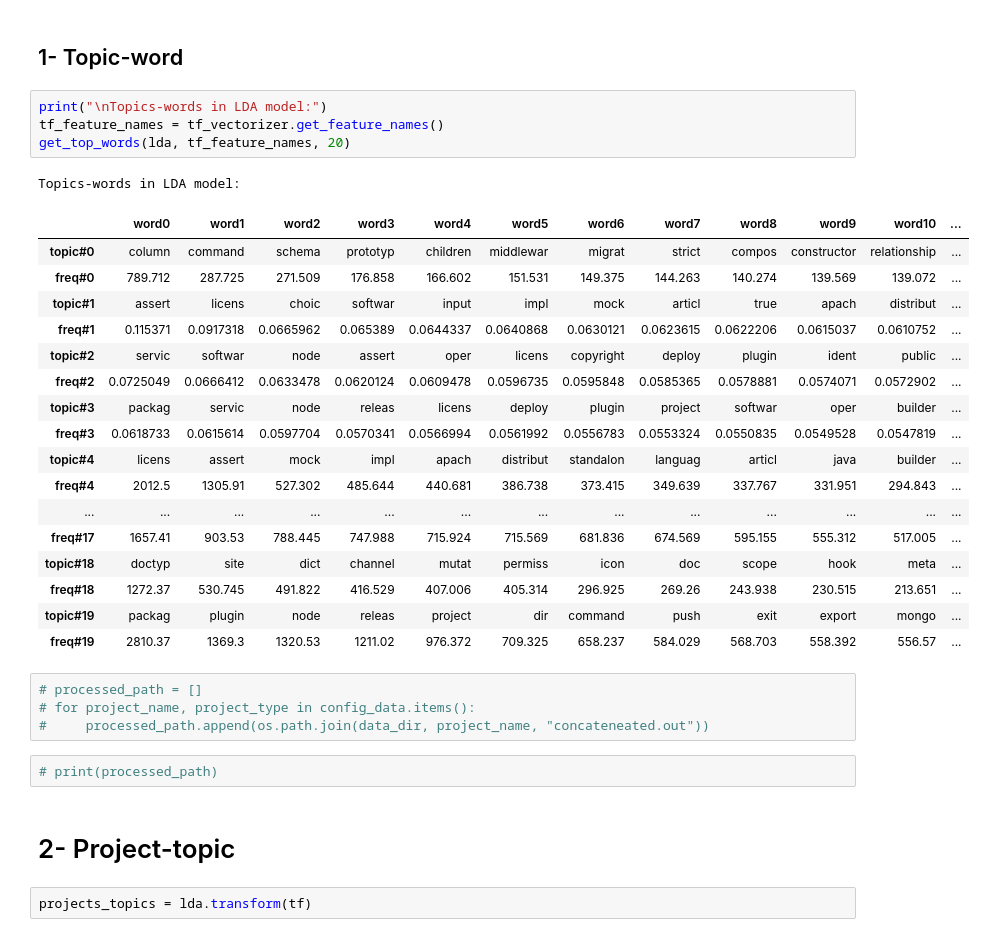
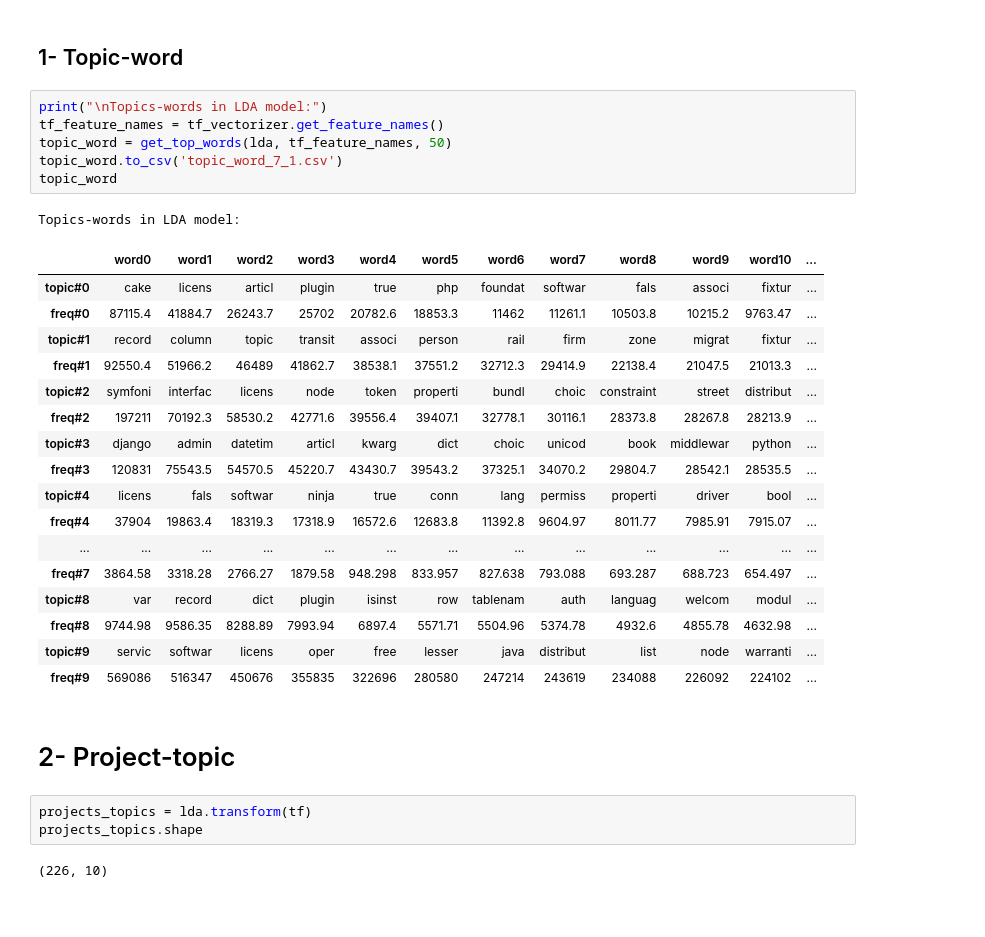
Before and after one commit to hosamshahin/Spring2016_SE_Project, a Jupyter notebook: Main_SE_Project.ipynb, the cells around one changed output. Drawn from its saved outputs; the diff is of its cells as text; blank space fills up the shorter version.

```diff
--- a/Main_SE_Project.ipynb
+++ b/Main_SE_Project.ipynb
@@ -466,33 +506,32 @@ done in 10.604s.
 # %%
 print("\nTopics-words in LDA model:")
 tf_feature_names = tf_vectorizer.get_feature_names()
-get_top_words(lda, tf_feature_names, 20)
+topic_word = get_top_words(lda, tf_feature_names, 50)
+topic_word.to_csv('topic_word_7_1.csv')
+topic_word
 # %% [output]
 Topics-words in LDA model:
 |  | word0 | word1 | word2 | word3 | word4 | word5 | word6 | word7 | word8 | word9 | word10 | ... |
-| topic#0 | column | command | schema | prototyp | children | middlewar | migrat | strict | compos | constructor | relationship | ... |
-| freq#0 | 789.712 | 287.725 | 271.509 | 176.858 | 166.602 | 151.531 | 149.375 | 144.263 | 140.274 | 139.569 | 139.072 | ... |
-| topic#1 | assert | licens | choic | softwar | input | impl | mock | articl | true | apach | distribut | ... |
-| freq#1 | 0.115371 | 0.0917318 | 0.0665962 | 0.065389 | 0.0644337 | 0.0640868 | 0.0630121 | 0.0623615 | 0.0622206 | 0.0615037 | 0.0610752 | ... |
-| topic#2 | servic | softwar | node | assert | oper | licens | copyright | deploy | plugin | ident | public | ... |
-| freq#2 | 0.0725049 | 0.0666412 | 0.0633478 | 0.0620124 | 0.0609478 | 0.0596735 | 0.0595848 | 0.0585365 | 0.0578881 | 0.0574071 | 0.0572902 | ... |
-| topic#3 | packag | servic | node | releas | licens | deploy | plugin | project | softwar | oper | builder | ... |
-| freq#3 | 0.0618733 | 0.0615614 | 0.0597704 | 0.0570341 | 0.0566994 | 0.0561992 | 0.0556783 | 0.0553324 | 0.0550835 | 0.0549528 | 0.0547819 | ... |
-| topic#4 | licens | assert | mock | impl | apach | distribut | standalon | languag | articl | java | builder | ... |
-| freq#4 | 2012.5 | 1305.91 | 527.302 | 485.644 | 440.681 | 386.738 | 373.415 | 349.639 | 337.767 | 331.951 | 294.843 | ... |
+| topic#0 | cake | licens | articl | plugin | true | php | foundat | softwar | fals | associ | fixtur | ... |
+| freq#0 | 87115.4 | 41884.7 | 26243.7 | 25702 | 20782.6 | 18853.3 | 11462 | 11261.1 | 10503.8 | 10215.2 | 9763.47 | ... |
+| topic#1 | record | column | topic | transit | associ | person | rail | firm | zone | migrat | fixtur | ... |
+| freq#1 | 92550.4 | 51966.2 | 46489 | 41862.7 | 38538.1 | 37551.2 | 32712.3 | 29414.9 | 22138.4 | 21047.5 | 21013.3 | ... |
+| topic#2 | symfoni | interfac | licens | node | token | properti | bundl | choic | constraint | street | distribut | ... |
+| freq#2 | 197211 | 70192.3 | 58530.2 | 42771.6 | 39556.4 | 39407.1 | 32778.1 | 30116.1 | 28373.8 | 28267.8 | 28213.9 | ... |
+| topic#3 | django | admin | datetim | articl | kwarg | dict | choic | unicod | book | middlewar | python | ... |
+| freq#3 | 120831 | 75543.5 | 54570.5 | 45220.7 | 43430.7 | 39543.2 | 37325.1 | 34070.2 | 29804.7 | 28542.1 | 28535.5 | ... |
+| topic#4 | licens | fals | softwar | ninja | true | conn | lang | permiss | properti | driver | bool | ... |
+| freq#4 | 37904 | 19863.4 | 18319.3 | 17318.9 | 16572.6 | 12683.8 | 11392.8 | 9604.97 | 8011.77 | 7985.91 | 7915.07 | ... |
 | ... | ... | ... | ... | ... | ... | ... | ... | ... | ... | ... | ... | ... |
-| freq#17 | 1657.41 | 903.53 | 788.445 | 747.988 | 715.924 | 715.569 | 681.836 | 674.569 | 595.155 | 555.312 | 517.005 | ... |
-| topic#18 | doctyp | site | dict | channel | mutat | permiss | icon | doc | scope | hook | meta | ... |
-| freq#18 | 1272.37 | 530.745 | 491.822 | 416.529 | 407.006 | 405.314 | 296.925 | 269.26 | 243.938 | 230.515 | 213.651 | ... |
-| topic#19 | packag | plugin | node | releas | project | dir | command | push | exit | export | mongo | ... |
-| freq#19 | 2810.37 | 1369.3 | 1320.53 | 1211.02 | 976.372 | 709.325 | 658.237 | 584.029 | 568.703 | 558.392 | 556.57 | ... |
+| freq#7 | 3864.58 | 3318.28 | 2766.27 | 1879.58 | 948.298 | 833.957 | 827.638 | 793.088 | 693.287 | 688.723 | 654.497 | ... |
+| topic#8 | var | record | dict | plugin | isinst | row | tablenam | auth | languag | welcom | modul | ... |
+| freq#8 | 9744.98 | 9586.35 | 8288.89 | 7993.94 | 6897.4 | 5571.71 | 5504.96 | 5374.78 | 4932.6 | 4855.78 | 4632.98 | ... |
+| topic#9 | servic | softwar | licens | oper | free | lesser | java | distribut | list | node | warranti | ... |
+| freq#9 | 569086 | 516347 | 450676 | 355835 | 322696 | 280580 | 247214 | 243619 | 234088 | 226092 | 224102 | ... |
-# %%
-# processed_path = []
-# for project_name, project_type in config_data.items():
-#     processed_path.append(os.path.join(data_dir, project_name, "concateneated.out"))
-# %%
-# print(processed_path)
 # %% [markdown]
 # 2- Project-topic
 # %%
 projects_topics = lda.transform(tf)
+projects_topics.shape
+# %% [output]
+(226, 10)
```
Also changed, not shown: parts of 7 cells of this notebook.
